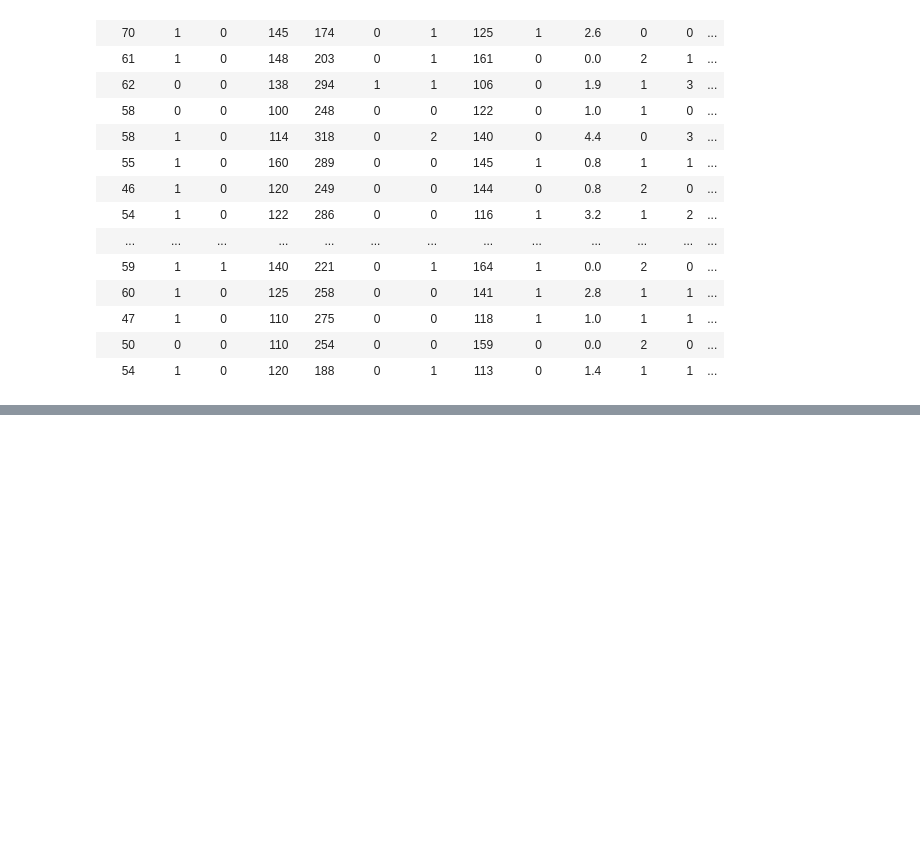
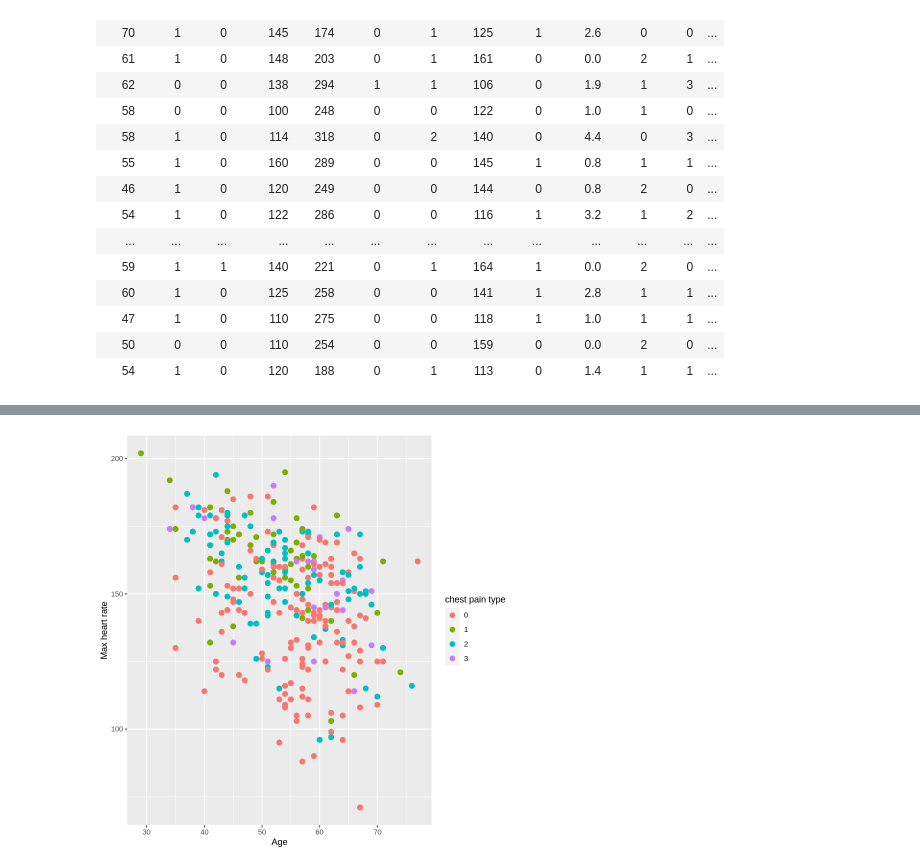
Before and after one commit to carriexu26/DSCI-Group-Project, a Jupyter notebook: heart_disease.ipynb, the cells around one changed output, grey strips where cells are left out. Drawn from its saved outputs; the diff is of its cells as text; code cells hidden in the pictures; blank space fills up the shorter version.

```diff
--- a/heart_disease.ipynb
+++ b/heart_disease.ipynb
@@ -32,0 +88,10 @@ A spec_tbl_df: 1025 × 14
+# %%
+trestbps_plot <- heart_data_1 |> ggplot(aes(x = age,
+               y = thalach,
+               colour = cp)) +
+        labs(x = "Age",
+             y = "Max heart rate",
+            colour = 'chest pain type')+ geom_point(size = 2.5)
+trestbps_plot
+# %% [output]
+[figure, added]
```
Also changed, not shown: parts of 11 cells of this notebook.
